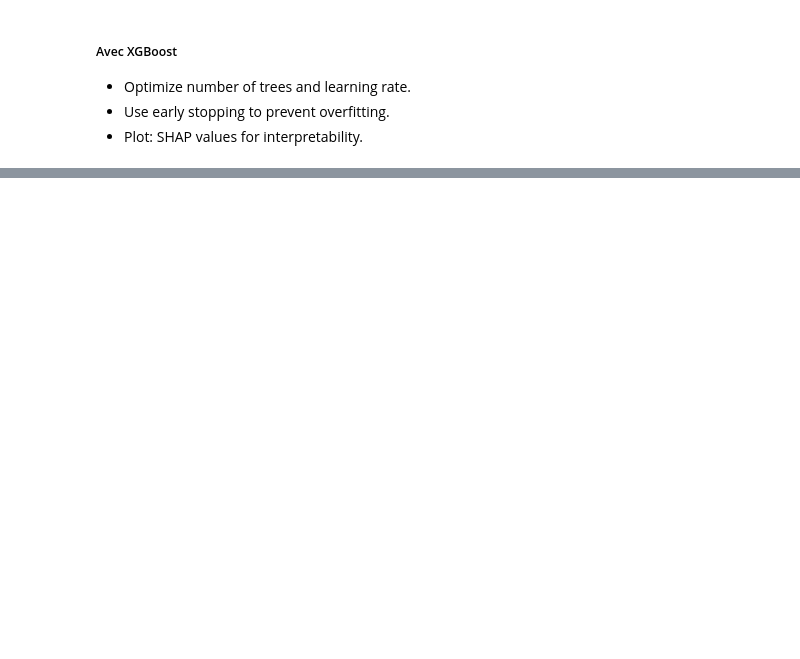
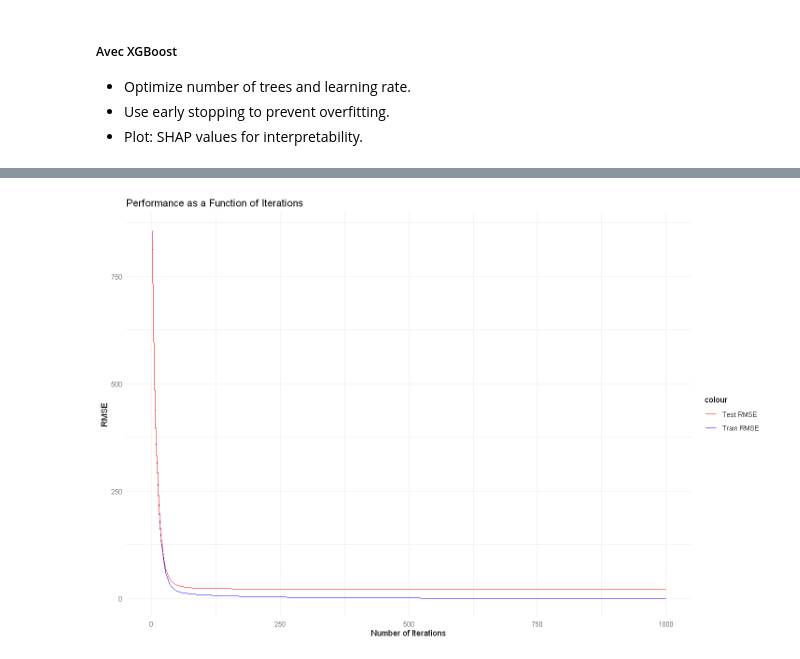
Before and after one commit to Dorianhgn/ProjetML4A, a Jupyter notebook: Calories_Burned/Dorian/R.ipynb, the cells around one changed output, grey strips where cells are left out. Saved outputs shown, nothing was run; the diff lists cells and outputs as text; code cells hidden in the pictures; blank space fills up the shorter version.

Commit message:
xgboost tuning results

```diff
--- a/Calories_Burned/Dorian/R.ipynb
+++ b/Calories_Burned/Dorian/R.ipynb
@@ -728,3 +753,32 @@ best.iter=gbm.perf(boost.reg,method="cv")
 - Optimize number of trees and learning rate.
 - Use early stopping to prevent overfitting.
 - Plot: SHAP values for interpretability.
+# %%
+library(xgboost)
+
+xgb.mat.cal = xgb.DMatrix(
+    data = model.matrix(Calories_Burned ~ . -1, data = gym_train),
+    label = gym_train$Calories_Burned
+)
+
+params <- list(
+  booster = "gbtree",
+  objective = "reg:squarederror",
+  eval_metric = "rmse",
+  eta = 0.1,
+  max_depth = 4,
+  gamma = 0,
+  subsample = 0.8,
+  colsample_bytree = 0.8,
+  lambda = 0, # L2 Reg
+  alpha = 1 # L1 Reg
+)
+xgb.reg.cal <- xgb.cv(params = params, data = xgb.mat,
+    nround = 1000, verbose = FALSE, nfold = 10, nthread=6)
+
+# xgb.reg.cal <- xgboost(data = xgb.mat,
+#     nrounds = 1000, eta = 0.1, max_depth = 3, gamma = 0,
+#     min_child_weight = 1, subsample = 0.8, colsample_bytree = 0.8,
+#     lambda = 1, alpha = 0, scale_pos_weight = 1,
+#     objective = "reg:squarederror", eval_metric = "rmse",
+#     verbose = FALSE)
@@ -730,0 +794,18 @@ best.iter=gbm.perf(boost.reg,method="cv")
+# %%
+# Extract evaluation log
+eval_log <- xgb.reg.cal$evaluation_log
+
+# Plot RMSE as a function of the number of iterations
+options(repr.plot.width=12, repr.plot.height=8)
+ggplot(eval_log, aes(x = iter)) +
+    geom_line(aes(y = train_rmse_mean, color = "Train RMSE")) +
+    geom_line(aes(y = test_rmse_mean, color = "Test RMSE")) +
+    labs(
+        title = "Performance as a Function of Iterations",
+        x = "Number of Iterations",
+        y = "RMSE"
+    ) +
+    scale_color_manual(values = c("Train RMSE" = "blue", "Test RMSE" = "red")) +
+    theme_minimal()
+# %% [output]
+[figure, added]
```
Also changed, not shown: parts of 9 cells of this notebook.
